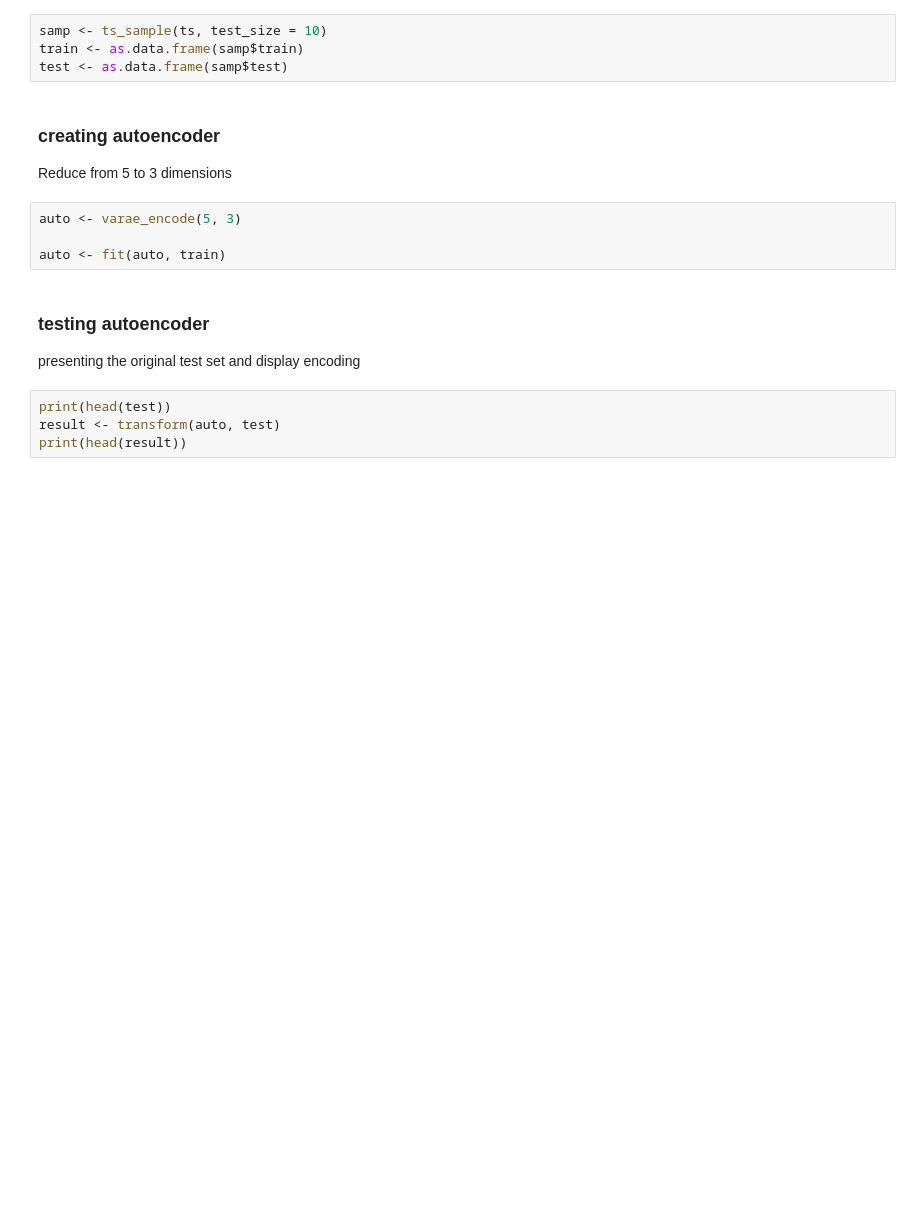
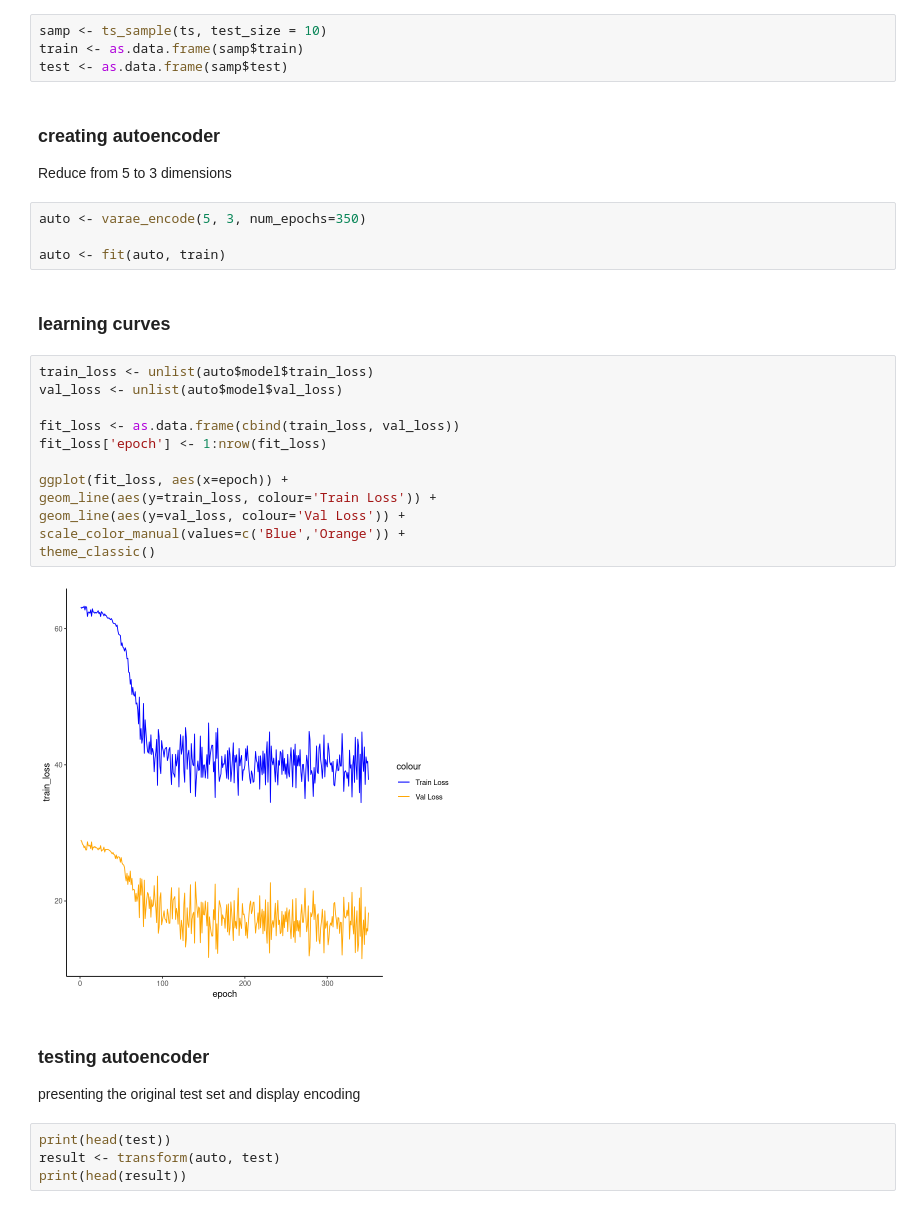
Before and after one commit to cefet-rj-dal/daltoolbox, a Jupyter notebook: transf/varae_encode.ipynb, the cells around one changed output. Cells and saved outputs as stored; diff of their text form; blank space fills up the shorter version.

```diff
--- a/transf/varae_encode.ipynb
+++ b/transf/varae_encode.ipynb
@@ -71,9 +64,25 @@ test <- as.data.frame(samp$test)
 ### creating autoencoder
 Reduce from 5 to 3 dimensions
 # %%
-auto <- varae_encode(5, 3)
+auto <- varae_encode(5, 3, num_epochs=350)
 
 auto <- fit(auto, train)
+# %% [markdown]
+### learning curves
+# %%
+train_loss <- unlist(auto$model$train_loss)
+val_loss <- unlist(auto$model$val_loss)
+
+fit_loss <- as.data.frame(cbind(train_loss, val_loss))
+fit_loss['epoch'] <- 1:nrow(fit_loss)
+
+ggplot(fit_loss, aes(x=epoch)) +
+geom_line(aes(y=train_loss, colour='Train Loss')) +
+geom_line(aes(y=val_loss, colour='Val Loss')) +
+scale_color_manual(values=c('Blue','Orange')) +
+theme_classic()
+# %% [output]
+[figure, added]
 # %% [markdown]
 ### testing autoencoder
 presenting the original test set and display encoding
```
Also changed, not shown: parts of 3 cells of this notebook, 15 other files.
